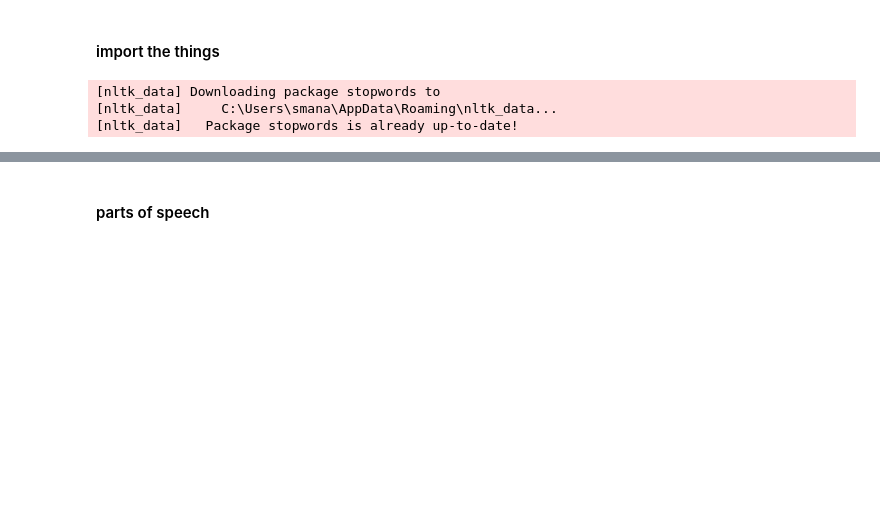
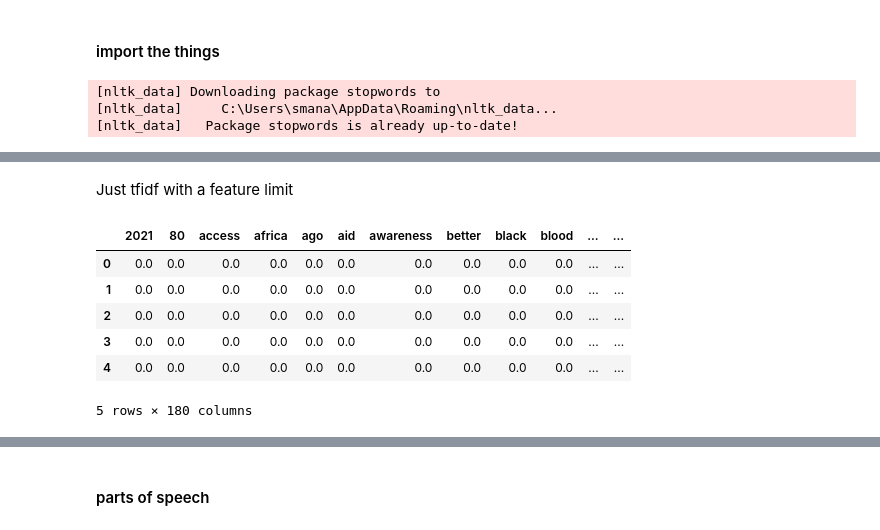
Before and after one commit to smanavi/Springboard-Capstone-Two, a Jupyter notebook: exploratory_data_analysis/EDA_text_values.ipynb, the cells around one changed output, grey strips where cells are left out. Saved outputs shown, nothing was run; the diff lists cells and outputs as text; code cells hidden in the pictures; blank space fills up the shorter version.

```diff
--- a/exploratory_data_analysis/EDA_text_values.ipynb
+++ b/exploratory_data_analysis/EDA_text_values.ipynb
@@ -73,0 +76,15 @@ ImportError: parent 'smart_open' not in sys.modules
+# %% [markdown]
+Just tfidf with a feature limit
+# %%
+tf = TfidfVectorizer(stop_words='english', max_features=180,)
+tf_xform = tf.fit_transform(df['clean_no_@#'])
+tf_df = pd.DataFrame(tf_xform.toarray(), columns=tf.get_feature_names())
+tf_df.head()
+# %% [output]
+|  | 2021 | 80 | access | africa | ago | aid | awareness | better | black | blood | ... | ... |
+| 0 | 0.0 | 0.0 | 0.0 | 0.0 | 0.0 | 0.0 | 0.0 | 0.0 | 0.0 | 0.0 | ... | ... |
+| 1 | 0.0 | 0.0 | 0.0 | 0.0 | 0.0 | 0.0 | 0.0 | 0.0 | 0.0 | 0.0 | ... | ... |
+| 2 | 0.0 | 0.0 | 0.0 | 0.0 | 0.0 | 0.0 | 0.0 | 0.0 | 0.0 | 0.0 | ... | ... |
+| 3 | 0.0 | 0.0 | 0.0 | 0.0 | 0.0 | 0.0 | 0.0 | 0.0 | 0.0 | 0.0 | ... | ... |
+| 4 | 0.0 | 0.0 | 0.0 | 0.0 | 0.0 | 0.0 | 0.0 | 0.0 | 0.0 | 0.0 | ... | ... |
+5 rows × 180 columns
```
Also changed, not shown: parts of 41 cells of this notebook, 2 other files.
